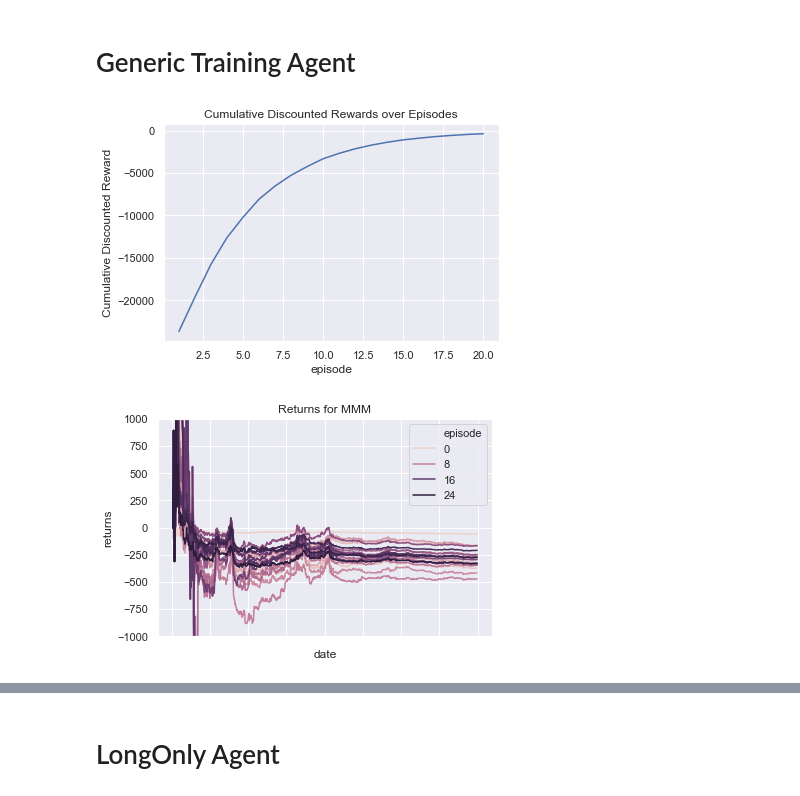
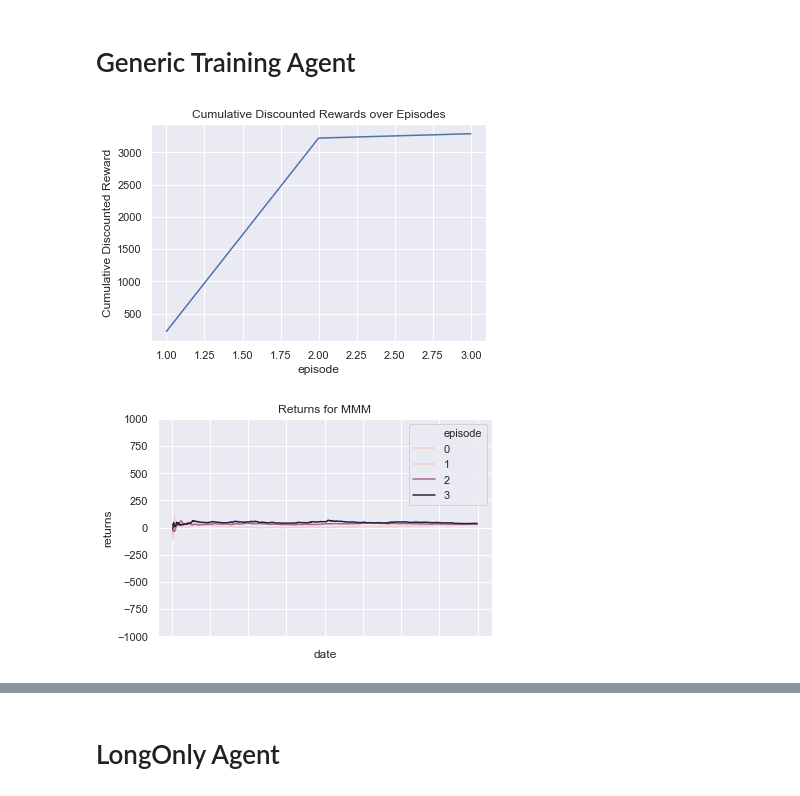
Before and after one commit to AaruranLog/rl-trading, a Jupyter notebook: agents.ipynb, the cells around one changed output, grey strips where cells are left out. Cells and saved outputs as stored; diff of their text form; code cells hidden in the pictures.

```diff
--- a/agents.ipynb
+++ b/agents.ipynb
@@ -80,6 +80,7 @@ class QNetwork(nn.Module):
         """
             Computes the estimated Q-values for a given batch x
         """
+        assert not torch.isnan(x).any(), f"NaN in input {x}"
         x = F.leaky_relu(self.l1(x))
         x = F.leaky_relu(self.l2(x))
         x = self.l3(x)
@@ -161,7 +162,7 @@ class BaseAgent:
         self.plot_cumulative_discounted_rewards()
 
     def plot_returns(self, ticker):
-        h = agent.history
+        h = self.history
         roi_data = h[h.ticker == ticker][['date','episode','returns']]
         plt.title(f'Returns for {ticker}')
         roi_plot = sns.lineplot(data=h, x='date', y='returns', hue='episode')
@@ -263,14 +264,14 @@ class DQN(BaseAgent):
 # agent.run_episode(env)
 # %%
 dqn_agent = DQN()
-dqn_agent.train(num_tickers=1, num_episodes=20)
+dqn_agent.train(num_tickers=3, num_episodes=3)
 # %% [output]
-[figure, old version]
+[figure, new version]
 # %%
 plt.ylim(-1000,1000)
 dqn_agent.plot_returns('MMM')
 # %% [output]
-[figure, old version]
+[figure, new version]
 # %%
 rl_data = dqn_agent.history
 rl_data['discount_factor'] = np.power(dqn_agent.gamma, rl_data.episode-1)
```
Also changed, not shown: parts of 34 cells of this notebook, 3 other files.
